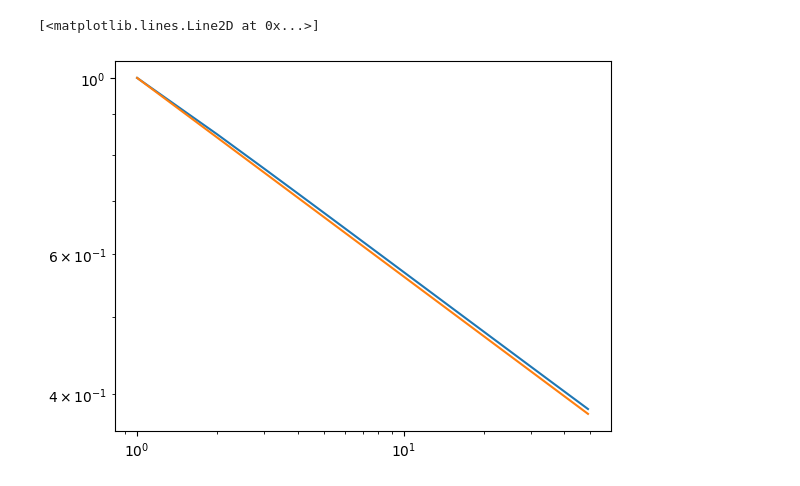
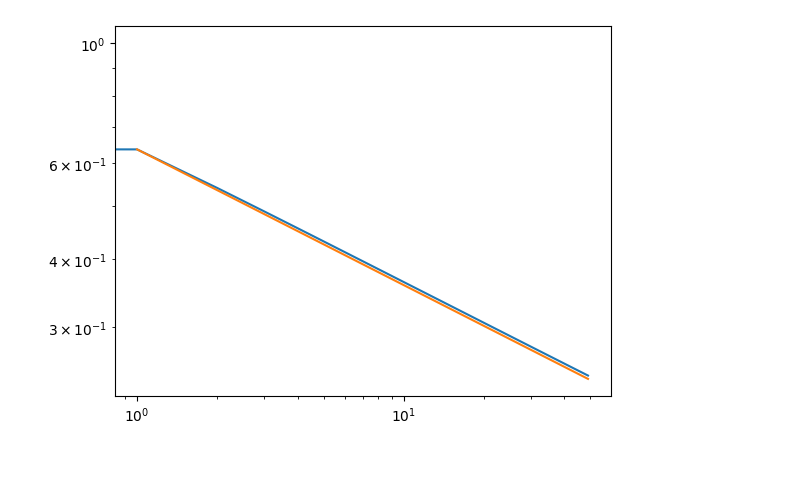
Before and after one commit to KristianMunnikhuis/subsystem_loschmidt_echo, a Jupyter notebook: scripts/scaling_dim/scaling_of_strings.ipynb, the cells around one changed output. Cells and saved outputs as stored; diff of their text form; code cells hidden in the pictures.

Commit message:
Scaling of Strings ready for figures

```diff
--- a/scripts/scaling_dim/scaling_of_strings.ipynb
+++ b/scripts/scaling_dim/scaling_of_strings.ipynb
@@ -17,11 +17,10 @@ J = 1
 g = 1
 k = kb.k_vals(L)
 U = kb.U(k,g)
-x= np.arange(1,50,dtype=int)
+x= np.arange(0,50,dtype=int)
 # %%
-plt.loglog(x,[kb.sigma_general([0,xi],U,k)/kb.sigma_general([0,1],U,k) for xi in x])
-plt.loglog(x,x**(-1/4))
+plt.loglog(x,[kb.sigma_general([0,xi],U,k) for xi in x]);
+plt.loglog(x,x**(-1/4)*kb.sigma_general([0,1],U,k));
 # %% [output]
-[<matplotlib.lines.Line2D at 0x...>]
-[figure, old version]
+[figure, new version]
 # %%
```
Also changed, not shown: parts of 5 cells of this notebook.
